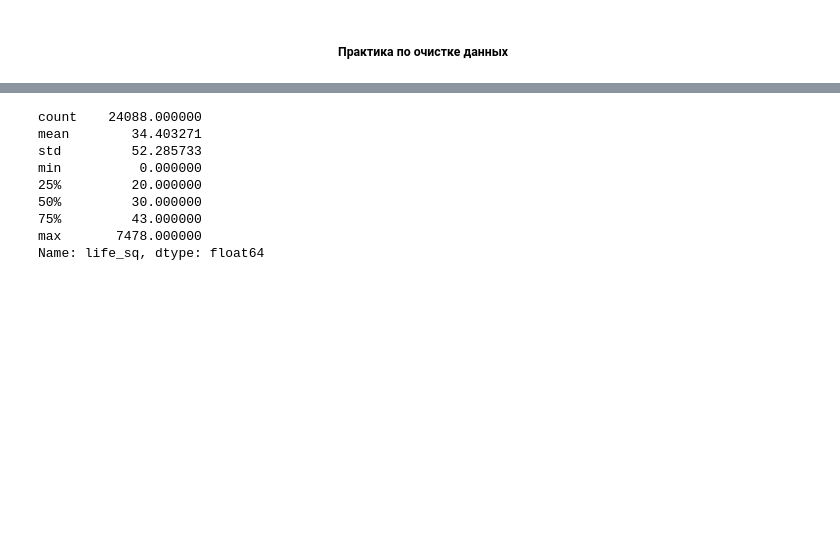
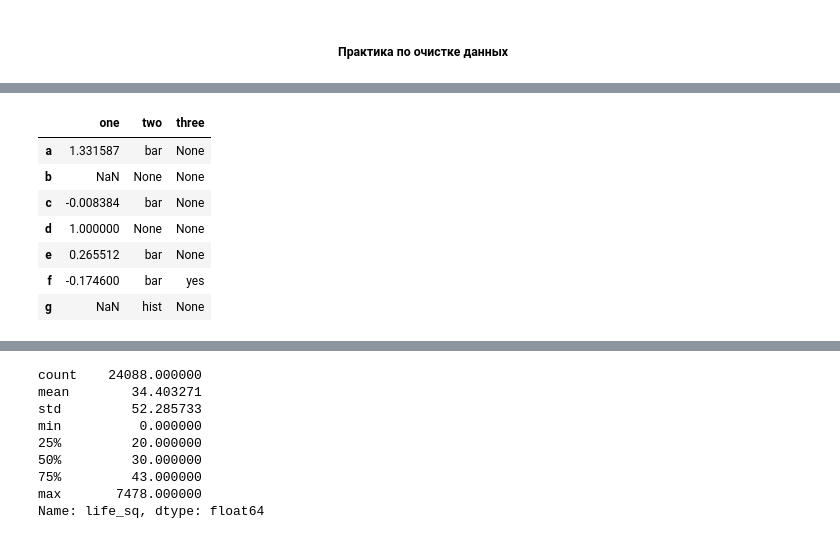
Before and after one commit to DenisMaltsev76/DM_76, a Jupyter notebook: Skillfactory/PY_14_Очистка данных/Очистка данных.ipynb, the cells around one changed output, grey strips where cells are left out. Saved outputs shown, nothing was run; the diff lists cells and outputs as text; code cells hidden in the pictures; blank space fills up the shorter version.

```diff
--- a/Skillfactory/PY_14_Очистка данных/Очистка данных.ipynb
+++ b/Skillfactory/PY_14_Очистка данных/Очистка данных.ipynb
@@ -521,0 +535,18 @@ print(combine_data.shape)
+# %%
+df = pd.DataFrame({'one':[1.331587,None,-0.008384,1.000000,0.265512,
+-0.174600, None],
+'two': ['bar', None, 'bar', None, 'bar', 'bar', 'hist'],
+'three': [None, None, None, None, None, 'yes', None]
+},
+index = ['a', 'b', 'c', 'd', 'e', 'f', 'g']
+)
+display(df)
+# %% [output]
+|  | one | two | three |
+| a | 1.331587 | bar | None |
+| b | NaN | None | None |
+| c | -0.008384 | bar | None |
+| d | 1.000000 | None | None |
+| e | 0.265512 | bar | None |
+| f | -0.174600 | bar | yes |
+| g | NaN | hist | None |
```
Also changed, not shown: parts of 3 cells of this notebook.
